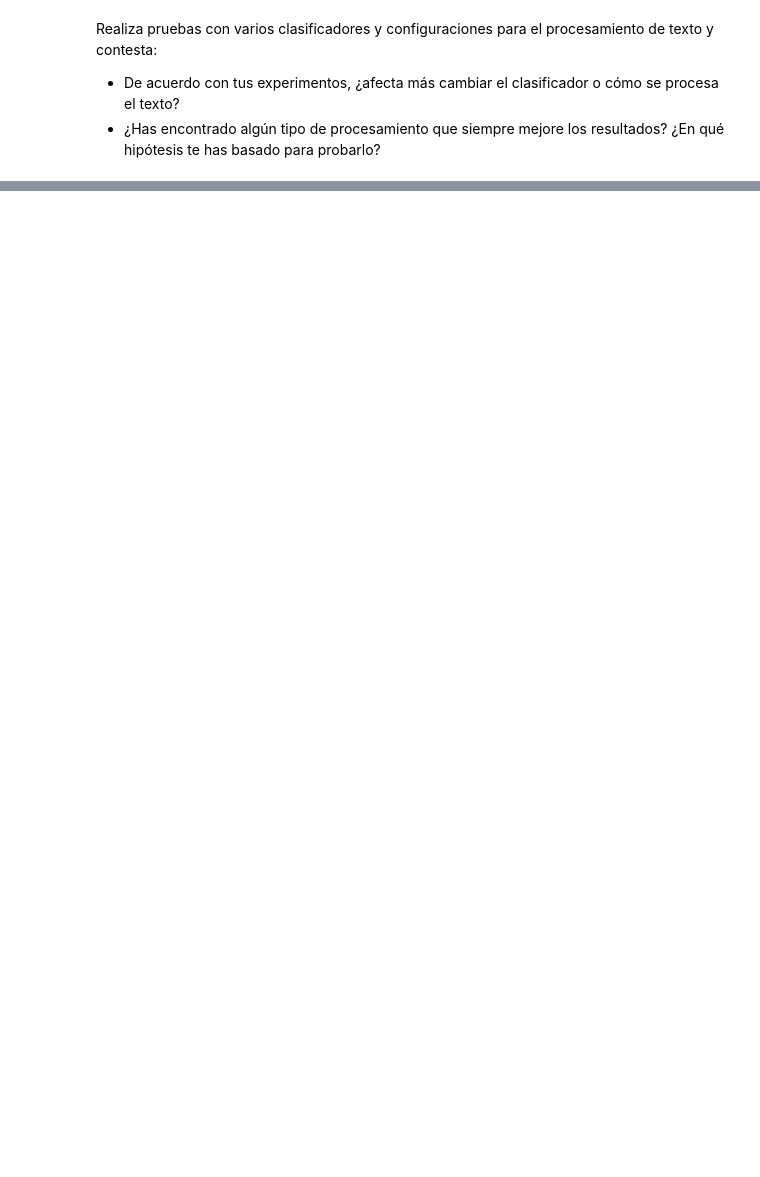
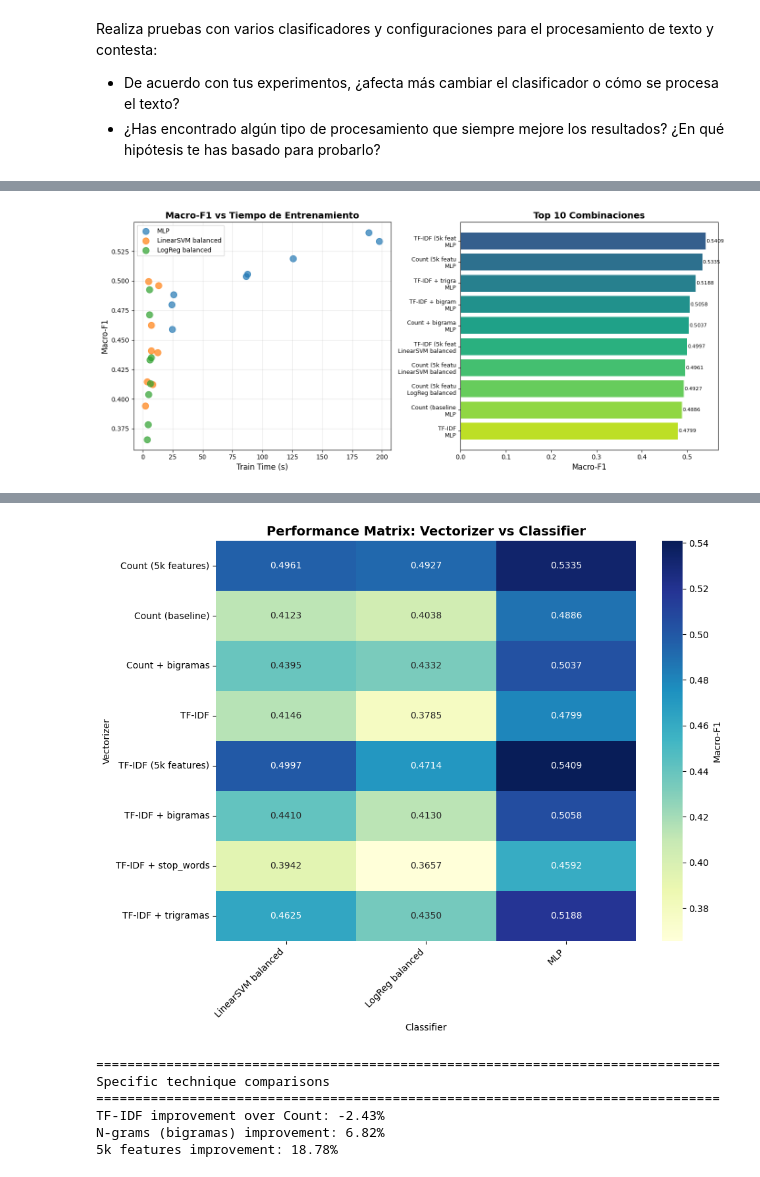
Before and after one commit to gborras10/MachineLearningProjects, a Jupyter notebook: assignements/assignment_3_clasificacion_textos/p4_03.ipynb, the cells around one changed output, grey strips where cells are left out. Cells and saved outputs as stored; diff of their text form; code cells hidden in the pictures; blank space fills up the shorter version.

```diff
--- a/assignements/assignment_3_clasificacion_textos/p4_03.ipynb
+++ b/assignements/assignment_3_clasificacion_textos/p4_03.ipynb
@@ -409,0 +482,70 @@ Resume los resultados y conclusiones del estudio que has realizado.
+# %%
+# Show summary of top combinations
+print("\n" + "="*80)
+print("Summary - Top 10 combinations")
+print("="*80)
+summary_table = analyzer.get_summary_table(results_df_part2, top_n=10)
+print(summary_table.to_string(index=False))
+
+# Visualize performance
+print("\n" + "="*80)
+print("Performance Visualization")
+print("="*80)
+analyzer.plot_performance_comparison(results_df_part2)
+
+# Variance Analysis
+print("\n" + "="*80)
+print("Variance Analysis")
+print("="*80)
+variance_by_clf = results_df_part2.groupby("Classifier")["Macro-F1"].std().mean()
+variance_by_vec = results_df_part2.groupby("Vectorizer")["Macro-F1"].std().mean()
+print(f"Variance when changing VECTORIZER (avg): {variance_by_vec:.4f}")
+print(f"Variance when changing CLASSIFIER (avg): {variance_by_clf:.4f}")
+if variance_by_vec > variance_by_clf:
+    print("Vectorizer has greater impact on performance")
+else:
+    print("Classifier has greater impact on performance")
+
+# Best vectorizer per classifier
+print("\n" + "="*80)
+print("Best vectorizer per classifier")
+print("="*80)
+best_per_clf = results_df_part2.loc[results_df_part2.groupby("Classifier")["Macro-F1"].idxmax()]
+print(best_per_clf[["Classifier", "Vectorizer", "Macro-F1"]].to_string(index=False))
+
+# Average performance by vectorizer
+print("\n" + "="*80)
+print("Average performance by vectorizer")
+print("="*80)
+avg_by_vectorizer = results_df_part2.groupby("Vectorizer")["Macro-F1"].mean().sort_values(ascending=False)
+for vec, score in avg_by_vectorizer.head(5).items():
+    print(f"  {vec:30s}: {score:.4f}")
+
+# Heatmap visualization
+print("\n" + "="*80)
+print("Heatmap: Macro-F1 by vectorizer and classifier")
+print("="*80)
+
+pivot = results_df_part2.pivot(index="Vectorizer", columns="Classifier", values="Macro-F1")
+plt.figure(figsize=(10, 8))
+sns.heatmap(pivot, annot=True, fmt=".4f", cmap="YlGnBu", cbar_kws={'label': 'Macro-F1'})
+plt.title("Performance Matrix: Vectorizer vs Classifier", fontsize=14, fontweight='bold')
+plt.xticks(rotation=45, ha='right')
+plt.yticks(rotation=0)
+plt.tight_layout()
+plt.show()
+
+# Specific comparisons
+print("\n" + "="*80)
+print("Specific technique comparisons")
+print("="*80)
+tfidf_mean = results_df_part2[results_df_part2["Vectorizer"] == "TF-IDF"]["Macro-F1"].mean()
+count_mean = results_df_part2[results_df_part2["Vectorizer"] == "Count (baseline)"]["Macro-F1"].mean()
+print(f"TF-IDF improvement over Count: {((tfidf_mean - count_mean) / count_mean * 100):.2f}%")
+
+bigram_mean = results_df_part2[results_df_part2["Vectorizer"] == "TF-IDF + bigramas"]["Macro-F1"].mean()
+print(f"N-grams (bigramas) improvement: {((bigram_mean - tfidf_mean) / tfidf_mean * 100):.2f}%")
+
+features_5k = results_df_part2[results_df_part2["Vectorizer"] == "TF-IDF (5k features)"]["Macro-F1"].mean()
+print(f"5k features improvement: {((features_5k - tfidf_mean) / tfidf_mean * 100):.2f}%")
+# %% [output]
@@ -409,0 +570 @@ Resume los resultados y conclusiones del estudio que has realizado.
+[figure, added]
@@ -409,0 +588,7 @@ Resume los resultados y conclusiones del estudio que has realizado.
+[figure, added]
+================================================================================
+Specific technique comparisons
+================================================================================
+TF-IDF improvement over Count: -2.43%
+N-grams (bigramas) improvement: 6.82%
+5k features improvement: 18.78%
```
Also changed, not shown: parts of 29 cells of this notebook, 1 other file.
